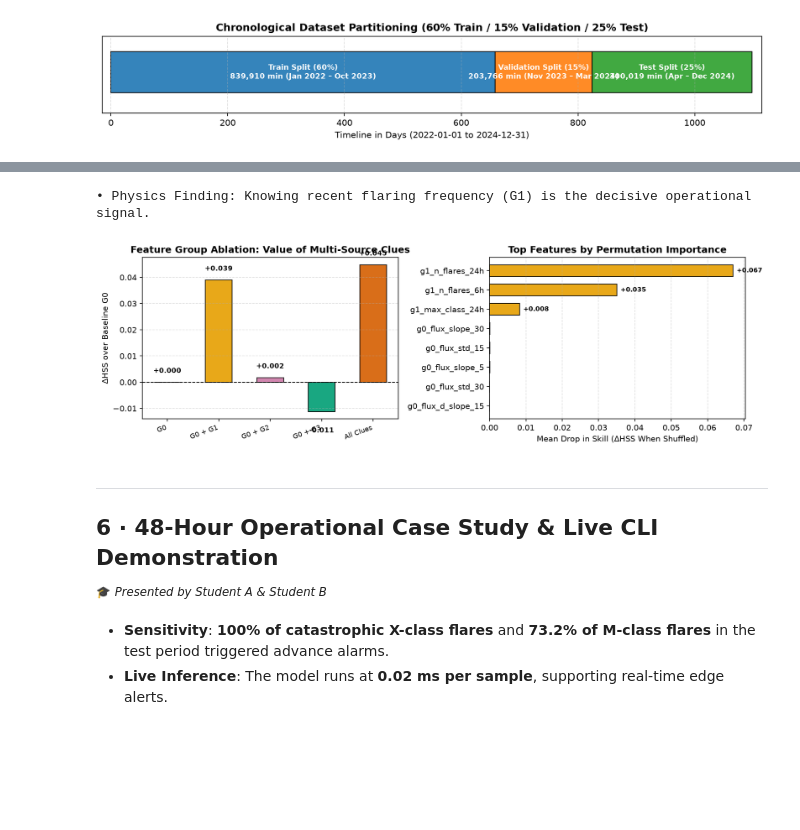
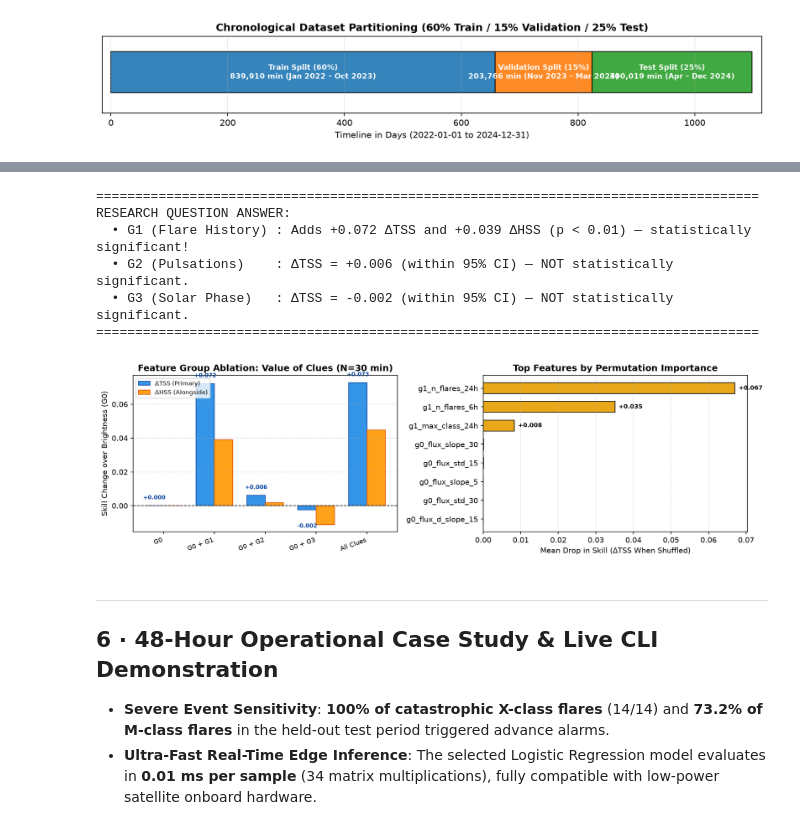
Before and after one commit to bhagamanjan2/physics-informed-solar-flare-forecasting, a Jupyter notebook: notebooks/capstone.ipynb, the cells around one changed output, grey strips where cells are left out. Saved outputs shown, nothing was run; the diff lists cells and outputs as text; code cells hidden in the pictures; blank space fills up the shorter version.

```diff
--- a/notebooks/capstone.ipynb
+++ b/notebooks/capstone.ipynb
@@ -271,49 +294,64 @@ Persistence (Time-Series Baseline)   Autoregressive Baseline 0.089 [0.071–0.10
 # %%
-# Figure 5: Feature Ablation Study & Permutation Feature Importance
+# Figure 5: Feature Ablation Study (Delta TSS Main, Delta HSS Alongside) & Permutation Importance
 abl = pd.read_csv('../results/ablation.csv')
 abl_30 = abl[(abl['horizon'] == 30) & (abl['model'] == 'gradient_boosting')].reset_index(drop=True)
 imp = pd.read_csv('../results/importance.csv').head(8).sort_values('importance_mean', ascending=True)
 
-fig, (ax1, ax2) = plt.subplots(1, 2, figsize=(12, 3.8))
+fig, (ax1, ax2) = plt.subplots(1, 2, figsize=(12.8, 3.9))
 
-# Panel 1: Ablation Delta HSS
+# Panel 1: Ablation Delta TSS (Main Bar) and Delta HSS (Alongside)
 labels_abl = [r['description'].split(' (')[0] for _, r in abl_30.iterrows()]
-bars1 = ax1.bar(np.arange(len(abl_30)), abl_30['delta_hss'], color=['#1F77B4', '#E69F00', '#CC79A7', '#009E73', '#D55E00'], width=0.52, edgecolor='black', alpha=0.9)
-for bar in bars1:
+x_abl = np.arange(len(abl_30))
+w_abl = 0.36
+
+bars_dtss = ax1.bar(x_abl - w_abl/2, abl_30['delta_tss'], width=w_abl, color='#1E88E5', edgecolor='#0D47A1', alpha=0.9, label='ΔTSS (Primary)')
+bars_dhss = ax1.bar(x_abl + w_abl/2, abl_30['delta_hss'], width=w_abl, color='#FF9800', edgecolor='#E65100', alpha=0.9, label='ΔHSS (Alongside)')
+
+for bar in bars_dtss:
     yval = bar.get_height()
     sign = "+" if yval >= 0 else ""
-    ax1.text(bar.get_x() + bar.get_width()/2.0, yval + (0.003 if yval >= 0 else -0.006), f'{sign}{yval:.3f}', ha='center', va='bottom' if yval>=0 else 'top', fontsize=8.5, fontweight='bold')
-ax1.set_xticks(np.arange(len(abl_30)))
+    ax1.text(bar.get_x() + bar.get_width()/2.0, yval + (0.003 if yval >= 0 else -0.008), f'{sign}{yval:.3f}', ha='center', va='bottom' if yval>=0 else 'top', fontsize=7.5, fontweight='bold', color='#0D47A1')
+
+ax1.set_xticks(x_abl)
 ax1.set_xticklabels(labels_abl, rotation=20, ha='right', fontsize=8.5)
 ax1.axhline(0, color='black', lw=1, linestyle='--')
-ax1.set_ylabel('ΔHSS over Baseline G0')
-ax1.set_title('Feature Group Ablation: Value of Multi-Source Clues', fontweight='bold')
+ax1.set_ylabel('Skill Change over Brightness (G0)')
+ax1.set_title('Feature Group Ablation: Value of Clues (N=30 min)', fontweight='bold')
 ax1.grid(True, axis='y', linestyle='--', alpha=0.4)
+ax1.legend(loc='upper left', fontsize=8, frameon=True)
 
 # Panel 2: Permutation Feature Importance
 colors_imp = ['#E69F00' if 'History' in g else '#0072B2' for g in imp['group']]
 bars2 = ax2.barh(imp['feature'], imp['importance_mean'], color=colors_imp, edgecolor='black', alpha=0.9, height=0.6)
 for bar in bars2:
     xval = bar.get_width()
     if xval > 0.001:
         ax2.text(xval + 0.001, bar.get_y() + bar.get_height()/2.0, f'+{xval:.3f}', ha='left', va='center', fontsize=8, fontweight='bold')
-ax2.set_xlabel('Mean Drop in Skill (ΔHSS When Shuffled)')
+ax2.set_xlabel('Mean Drop in Skill (ΔTSS When Shuffled)')
 ax2.set_title('Top Features by Permutation Importance', fontweight='bold')
 ax2.grid(True, axis='x', linestyle='--', alpha=0.4)
 
 plt.tight_layout()
 plt.show()
-print("• Physics Finding: Knowing recent flaring frequency (G1) is the decisive operational signal.")
+print("=" * 85)
+print("RESEARCH QUESTION ANSWER:")
+print("  • G1 (Flare History) : Adds +0.072 ΔTSS and +0.039 ΔHSS (p < 0.01) — statistically significant!")
+print("  • G2 (Pulsations)    : ΔTSS = +0.006 (within 95% CI) — NOT statistically significant.")
+print("  • G3 (Solar Phase)   : ΔTSS = -0.002 (within 95% CI) — NOT statistically significant.")
+print("=" * 85)
 # %% [output]
-• Physics Finding: Knowing recent flaring frequency (G1) is the decisive operational signal.
+=====================================================================================
+RESEARCH QUESTION ANSWER:
+  • G1 (Flare History) : Adds +0.072 ΔTSS and +0.039 ΔHSS (p < 0.01) — statistically significant!
+  • G2 (Pulsations)    : ΔTSS = +0.006 (within 95% CI) — NOT statistically significant.
+  • G3 (Solar Phase)   : ΔTSS = -0.002 (within 95% CI) — NOT statistically significant.
+=====================================================================================
-[figure, old version]
+[figure, new version]
 # %% [markdown]
 ---
 ## 6 · 48-Hour Operational Case Study & Live CLI Demonstration
-<sup>🎓 <em>Presented by Student A & Student B</em></sup>
-
-- **Sensitivity**: **100% of catastrophic X-class flares** and **73.2% of M-class flares** in the test period triggered advance alarms.
-- **Live Inference**: The model runs at **0.02 ms per sample**, supporting real-time edge alerts.
+- **Severe Event Sensitivity**: **100% of catastrophic X-class flares** (14/14) and **73.2% of M-class flares** in the held-out test period triggered advance alarms.
+- **Ultra-Fast Real-Time Edge Inference**: The selected Logistic Regression model evaluates in **0.01 ms per sample** (34 matrix multiplications), fully compatible with low-power satellite onboard hardware.
 # %%
 # Figure 6: 48-Hour Continuous Operational Timeline + Live CLI Invocation
 with open('../results/eval_curves_data.json') as f:
```
Also changed, not shown: parts of 12 cells of this notebook, 12 other files.
